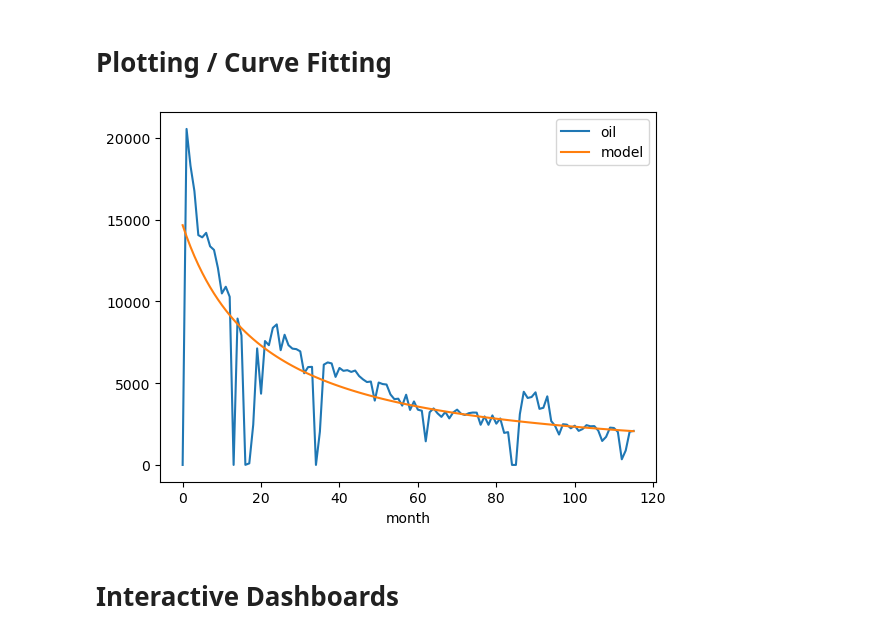
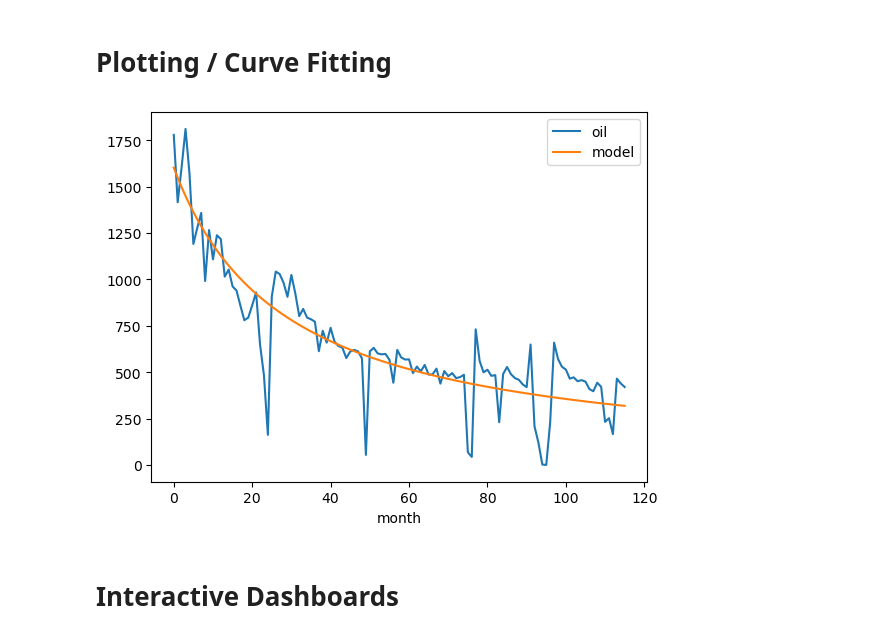
Before and after one commit to PGEHackathon/MITE, a Jupyter notebook: IntroToPythonNotes/WhatsPossibleWithPython.ipynb, the cells around one changed output. Drawn from its saved outputs; the diff is of its cells as text; code cells hidden in the pictures.

```diff
--- a/IntroToPythonNotes/WhatsPossibleWithPython.ipynb
+++ b/IntroToPythonNotes/WhatsPossibleWithPython.ipynb
@@ -93,16 +93,16 @@ pd.pivot_table(df[['porosity', 'porosity type']], columns='porosity type', aggfu
 # Plotting / Curve Fitting
 # %%
 import scipy.optimize
-df = cat.production.production_by_api(api='05123341850000').read()
+df = pd.read_csv('datasets/33013014020000.csv')
 df.set_index(['date'])
 months = df.index.to_numpy()
 oil = df['volume_oil_formation_bbls'].interpolate(method='polynomial', order=1).to_numpy()
 model = lambda t, q_i, D, b: q_i / (1 + b * D * t) ** (1 / b)
 parameters, _ = scipy.optimize.curve_fit(model, months, oil, bounds=[[0, 0, 0], [np.inf, np.inf, 1]])
 df = pd.DataFrame({'month': months, 'oil': oil, 'model': model(months, *parameters)}).set_index(['month'])
 df.plot();
 # %% [output]
-[figure, old version]
+[figure, new version]
 # %% [markdown]
 # Interactive Dashboards
 # %%
```
Also changed, not shown: parts of 3 cells of this notebook, 7 other files.
